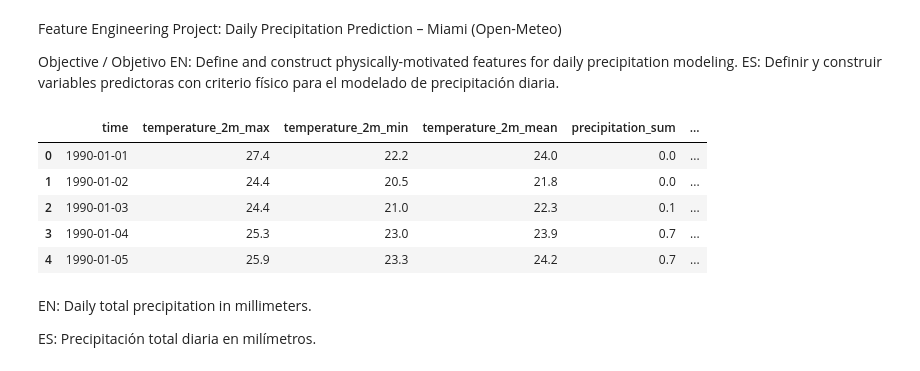
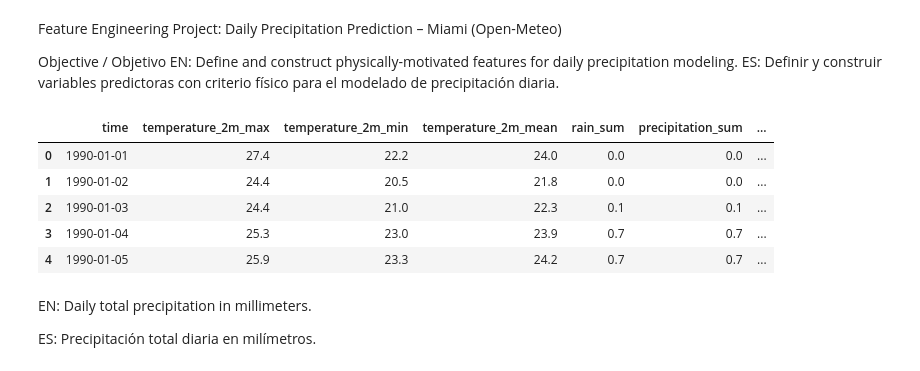
Before and after one commit to aleagusti/Weather-ds-portfolio, a Jupyter notebook: notebooks/02_feature_engineering.ipynb, the cells around one changed output. Saved outputs shown, nothing was run; the diff lists cells and outputs as text; code cells hidden in the pictures.

```diff
--- a/notebooks/02_feature_engineering.ipynb
+++ b/notebooks/02_feature_engineering.ipynb
@@ -14,19 +24,19 @@ import seaborn as sns
 # %%
 #2 - Load cleaned daily dataset
 DATA_PATH = "../data/raw/open_meteo_miami_daily.csv"
 
 df = pd.read_csv(DATA_PATH, parse_dates=["date"])
 df = df.sort_values("date").reset_index(drop=True)
-
-
+df = df.rename(columns=RAW_COLUMNS)
+df = build_base_features(df)
 df.head()
 # %% [output]
-|  | time | temperature_2m_max | temperature_2m_min | temperature_2m_mean | precipitation_sum | ... |
-| 0 | 1990-01-01 | 27.4 | 22.2 | 24.0 | 0.0 | ... |
-| 1 | 1990-01-02 | 24.4 | 20.5 | 21.8 | 0.0 | ... |
-| 2 | 1990-01-03 | 24.4 | 21.0 | 22.3 | 0.1 | ... |
-| 3 | 1990-01-04 | 25.3 | 23.0 | 23.9 | 0.7 | ... |
-| 4 | 1990-01-05 | 25.9 | 23.3 | 24.2 | 0.7 | ... |
+|  | time | temperature_2m_max | temperature_2m_min | temperature_2m_mean | rain_sum | precipitation_sum | ... |
+| 0 | 1990-01-01 | 27.4 | 22.2 | 24.0 | 0.0 | 0.0 | ... |
+| 1 | 1990-01-02 | 24.4 | 20.5 | 21.8 | 0.0 | 0.0 | ... |
+| 2 | 1990-01-03 | 24.4 | 21.0 | 22.3 | 0.1 | 0.1 | ... |
+| 3 | 1990-01-04 | 25.3 | 23.0 | 23.9 | 0.7 | 0.7 | ... |
+| 4 | 1990-01-05 | 25.9 | 23.3 | 24.2 | 0.7 | 0.7 | ... |
 # %%
 #3- Target definition
 y = df["precipitation_sum"]
```
Also changed, not shown: parts of 4 cells of this notebook, 20 other files.
